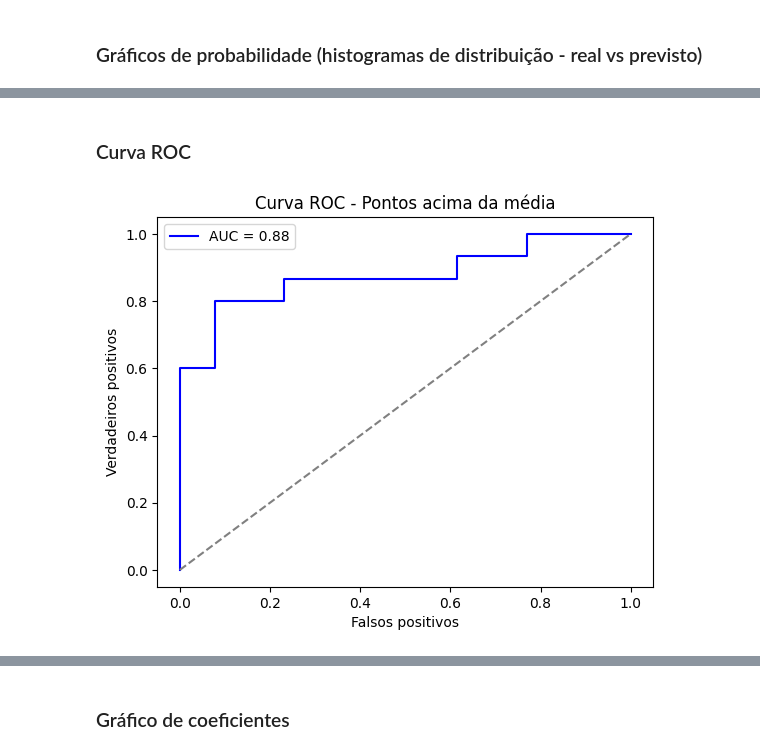
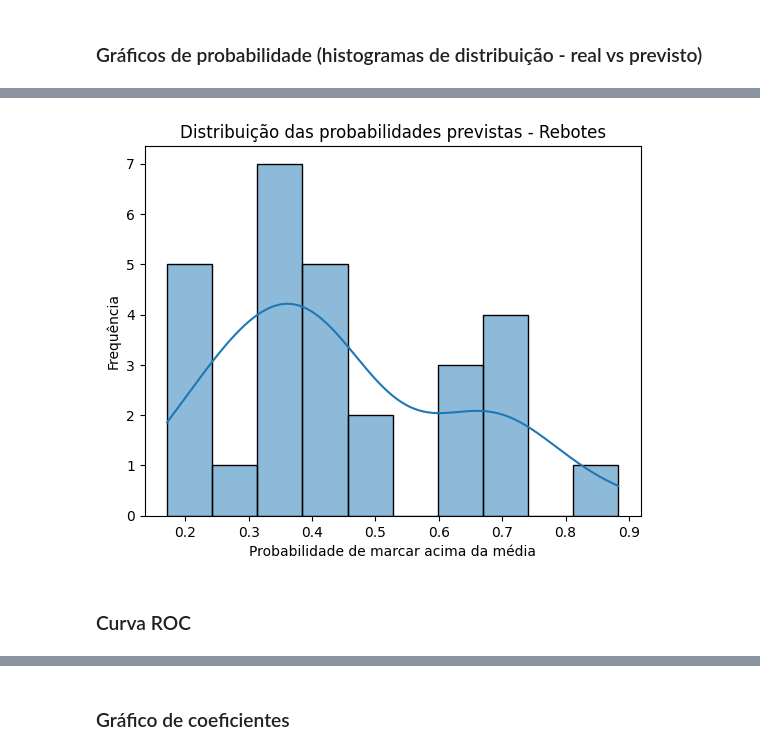
Before and after one commit to luiz-davi-m/ciencia-de-dados-nba, a Jupyter notebook: Parte 3/RF5 e RF6.ipynb, the cells around one changed output, grey strips where cells are left out. Drawn from its saved outputs; the diff is of its cells as text; code cells hidden in the pictures.

```diff
--- a/Parte 3/RF5 e RF6.ipynb
+++ b/Parte 3/RF5 e RF6.ipynb
@@ -177,15 +173,21 @@ plt.show()
+# %%
+plotar_distribuicao_probabilidades(resultados_rebotes, 'Rebotes')
+# %% [output]
+[figure, added]
 # %% [markdown]
 ### Curva ROC
 # %%
-falsos_positivos_pontos, verdadeiros_positivos_pontos, _ = roc_curve(y_teste_pontos, y_prob_pontos)
-roc_auc = auc(falsos_positivos_pontos, verdadeiros_positivos_pontos)
+def plotar_curva_roc(y_teste, y_pred, estatistica_analisada):
+    falsos_positivos, verdadeiros_positivos, _ = roc_curve(y_teste, y_pred)
+    roc_auc = auc(falsos_positivos, verdadeiros_positivos)
 
-plt.plot(falsos_positivos_pontos, verdadeiros_positivos_pontos, color='blue', label=f'AUC = {roc_auc:.2f}')
-plt.plot([0, 1], [0, 1], linestyle='--', color='gray')
-plt.xlabel('Falsos positivos')
-plt.ylabel('Verdadeiros positivos')
-plt.title('Curva ROC - Pontos acima da média')
-plt.legend()
-plt.show()
+    plt.plot(falsos_positivos, verdadeiros_positivos, color='blue', label=f'AUC = {roc_auc:.2f}')
+    plt.plot([0, 1], [0, 1], linestyle='--', color='gray')
+    plt.xlabel('Falsos positivos')
+    plt.ylabel('Verdadeiros positivos')
+    plt.title(f'Curva ROC - {estatistica_analisada} acima da média')
+    plt.legend()
+
+    exportar_grafico(f'curva_roc_{estatistica_analisada}_regressao_logistica.png')
+
+    plt.show()
-# %% [output]
-[figure, removed]
```
Also changed, not shown: parts of 27 cells of this notebook, 14 other files.
